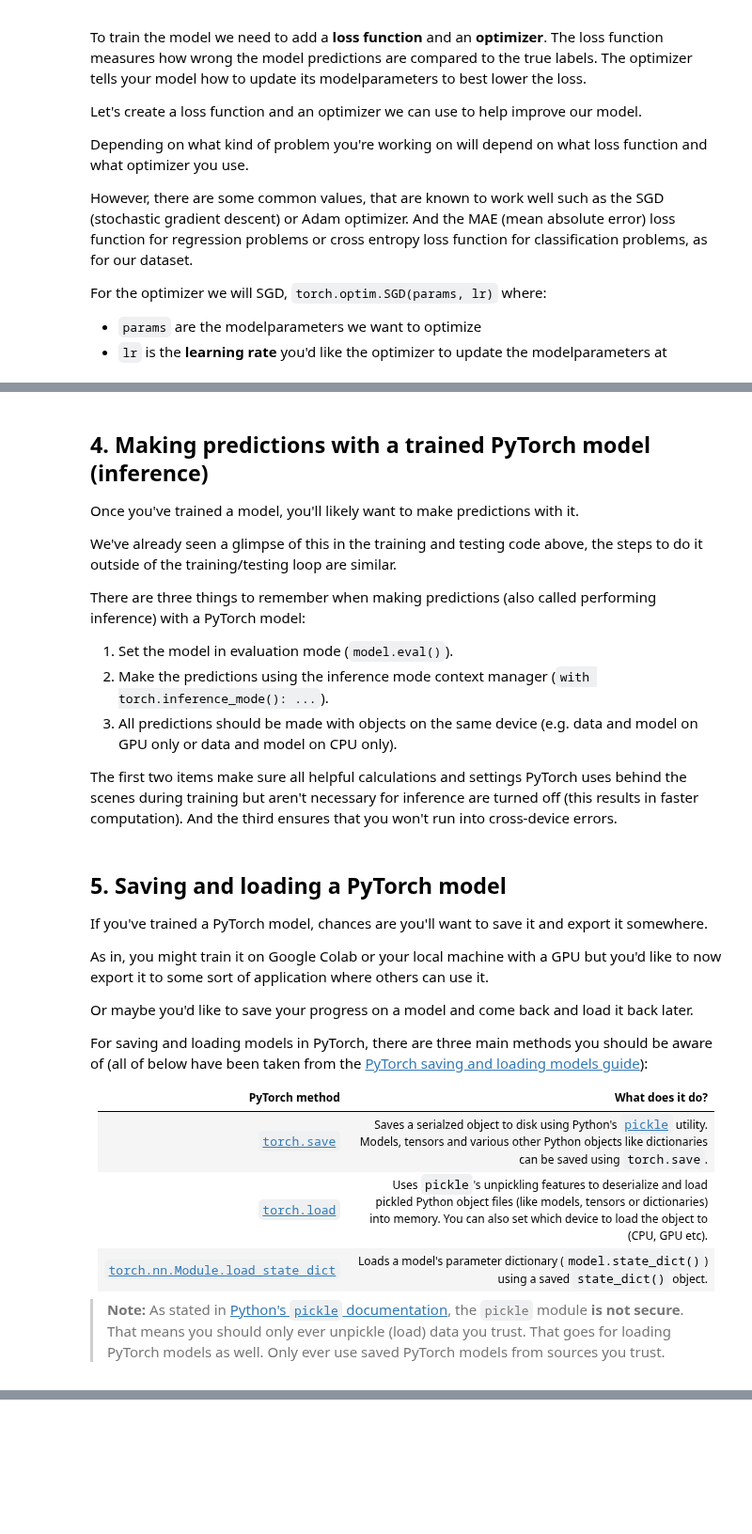
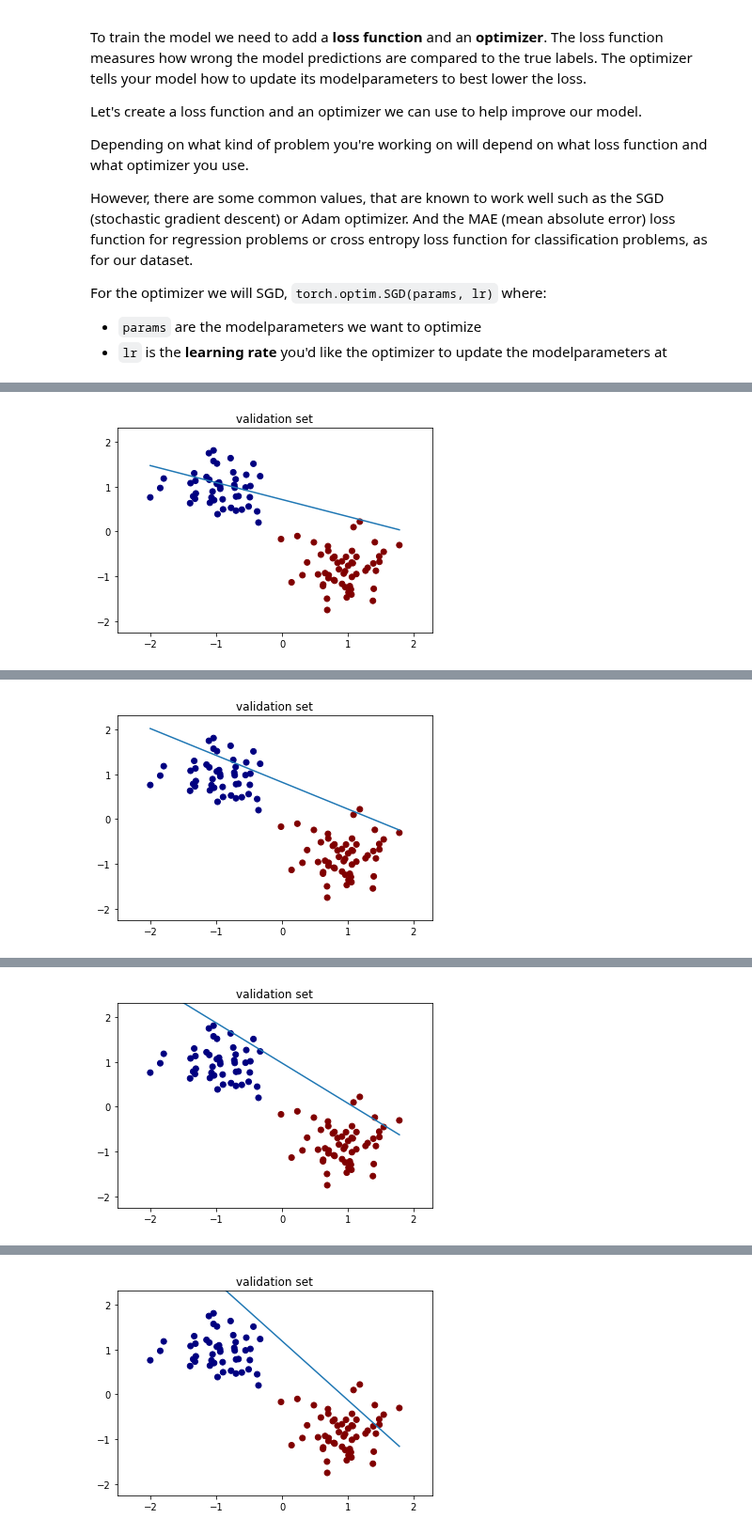
Before and after one commit to sdgroeve/D012554_Machine_Learning_2023, a Jupyter notebook: 01_pytorch_workflow.ipynb, the cells around one changed output, grey strips where cells are left out. Shown at 94% size. Cells and saved outputs as stored; diff of their text form; code cells hidden in the pictures; blank space fills up the shorter version.

```diff
--- a/01_pytorch_workflow.ipynb
+++ b/01_pytorch_workflow.ipynb
@@ -105,3 +103,7 @@ Since we have a small toy dataset we only use a train and a test set.
 from sklearn.model_selection import train_test_split
 
 X_train, X_test, y_train, y_test = train_test_split(X, y, test_size=0.2, random_state=42)
+X_test, X_val, y_test, y_val = train_test_split(X_test, y_test, test_size=0.5, random_state=42)
+print(X_train.shape)
+print(X_val.shape)
+print(X_test.shape)
@@ -128,8 +116,8 @@ In PyTorch we work with Tensor representaions of the dataset. A PyTorch Tensor i
 
 To create a Tensor we need to first extract the NumPy data from the Pandas DataFrames.
 # %%
-X_train, X_test = X_train.values, X_test.values
-y_train, y_test = y_train.values, y_test.values
+X_train, X_val, X_test = X_train.values, X_val.values, X_test.values
+y_train, y_val, y_test = y_train.values, y_val.values, y_test.values
 # %%
 X_train
 # %% [output]
@@ -143,8 +131,8 @@ array([[-1.09364013,  0.25510156],
 # %% [markdown]
 Now we can create the Tensors.
 # %%
-X_train, X_test = torch.Tensor(X_train),torch.Tensor(X_test)
-y_train, y_test = torch.Tensor(y_train),torch.Tensor(y_test)
+X_train, X_val, X_test = torch.Tensor(X_train),torch.Tensor(X_val),torch.Tensor(X_test)
+y_train, y_val, y_test = torch.Tensor(y_train),torch.Tensor(y_val),torch.Tensor(y_test)
 # %% [markdown]
 ## 2. Building the model
 
@@ -297,8 +264,10 @@ For the optimizer we will SGD, `torch.optim.SGD(params, lr)` where:
 * `params` are the modelparameters we want to optimize
 * `lr` is the **learning rate** you'd like the optimizer to update the modelparameters at
 # %%
-learning_rate = 0.003
+learning_rate = 0.001
 
+#the loss function
 loss_func = torch.nn.CrossEntropyLoss()
 
+#the optimizer
 optimizer = torch.optim.SGD(model.parameters(), lr=learning_rate)
@@ -420,14 +284,0 @@ Let's inspect our model's [`.state_dict()`](https://pytorch.org/tutorials/recipe
-# %% [markdown]
-## 4. Making predictions with a trained PyTorch model (inference)
-
-Once you've trained a model, you'll likely want to make predictions with it.
-
-We've already seen a glimpse of this in the training and testing code above, the steps to do it outside of the training/testing loop are similar.
-
-There are three things to remember when making predictions (also called performing inference) with a PyTorch model:
-
-1. Set the model in evaluation mode (`model.eval()`).
-2. Make the predictions using the inference mode context manager (`with torch.inference_mode(): ...`).
-3. All predictions should be made with objects on the same device (e.g. data and model on GPU only or data and model on CPU only).
-
-The first two items make sure all helpful calculations and settings PyTorch uses behind the scenes during training but aren't necessary for inference are turned off (this results in faster computation). And the third ensures that you won't run into cross-device errors.
@@ -447,18 +285,26 @@ y_preds
-# %% [markdown]
-## 5. Saving and loading a PyTorch model
-
-If you've trained a PyTorch model, chances are you'll want to save it and export it somewhere.
-
-As in, you might train it on Google Colab or your local machine with a GPU but you'd like to now export it to some sort of application where others can use it.
-
-Or maybe you'd like to save your progress on a model and come back and load it back later.
-
-For saving and loading models in PyTorch, there are three main methods you should be aware of (all of below have been taken from the [PyTorch saving and loading models guide](https://pytorch.org/tutorials/beginner/saving_loading_models.html#saving-loading-model-for-inference)):
-
-| PyTorch method | What does it do? |
-| ----- | ----- |
-| [`torch.save`](https://pytorch.org/docs/stable/torch.html?highlight=save#torch.save) | Saves a serialzed object to disk using Python's [`pickle`](https://docs.python.org/3/library/pickle.html) utility. Models, tensors and various other Python objects like dictionaries can be saved using `torch.save`.  |
-| [`torch.load`](https://pytorch.org/docs/stable/torch.html?highlight=torch%20load#torch.load) | Uses `pickle`'s unpickling features to deserialize and load pickled Python object files (like models, tensors or dictionaries) into memory. You can also set which device to load the object to (CPU, GPU etc). |
-| [`torch.nn.Module.load_state_dict`](https://pytorch.org/docs/stable/generated/torch.nn.Module.html?highlight=load_state_dict#torch.nn.Module.load_state_dict)| Loads a model's parameter dictionary (`model.state_dict()`) using a saved `state_dict()` object. |
-
-> **Note:** As stated in [Python's `pickle` documentation](https://docs.python.org/3/library/pickle.html), the `pickle` module **is not secure**. That means you should only ever unpickle (load) data you trust. That goes for loading PyTorch models as well. Only ever use saved PyTorch models from sources you trust.
+# %%
+#number of times we iterate trough the train set
+num_epochs = 20
+
+for epoch in range(num_epochs):
+
+    #step 1
+    predictions_train = torch.squeeze(model(X_train))
+
+    #step 2
+    loss = loss_func(predictions_train, y_train)
+    print("training loss: {}".format(loss))
+
+    #step 3
+    optimizer.zero_grad()
+
+    #step 4
+    loss.backward()
+
+    #step 5
+    optimizer.step() # Updates weights and biases with the optimizer (SGD)
+
+    #compute AUC on validation set
+    predictions_val = torch.squeeze(model(X_val)).round().detach().numpy()
+    print("validation AUC: {}".format(roc_auc_score(y_val,predictions_val)))
+# %% [output]
@@ -464,0 +312 @@ For saving and loading models in PyTorch, there are three main methods you shoul
+[figure, added]
@@ -464,0 +315 @@ For saving and loading models in PyTorch, there are three main methods you shoul
+[figure, added]
@@ -464,0 +318 @@ For saving and loading models in PyTorch, there are three main methods you shoul
+[figure, added]
@@ -464,0 +321 @@ For saving and loading models in PyTorch, there are three main methods you shoul
+[figure, added]
```
Also changed, not shown: parts of 34 cells of this notebook.
